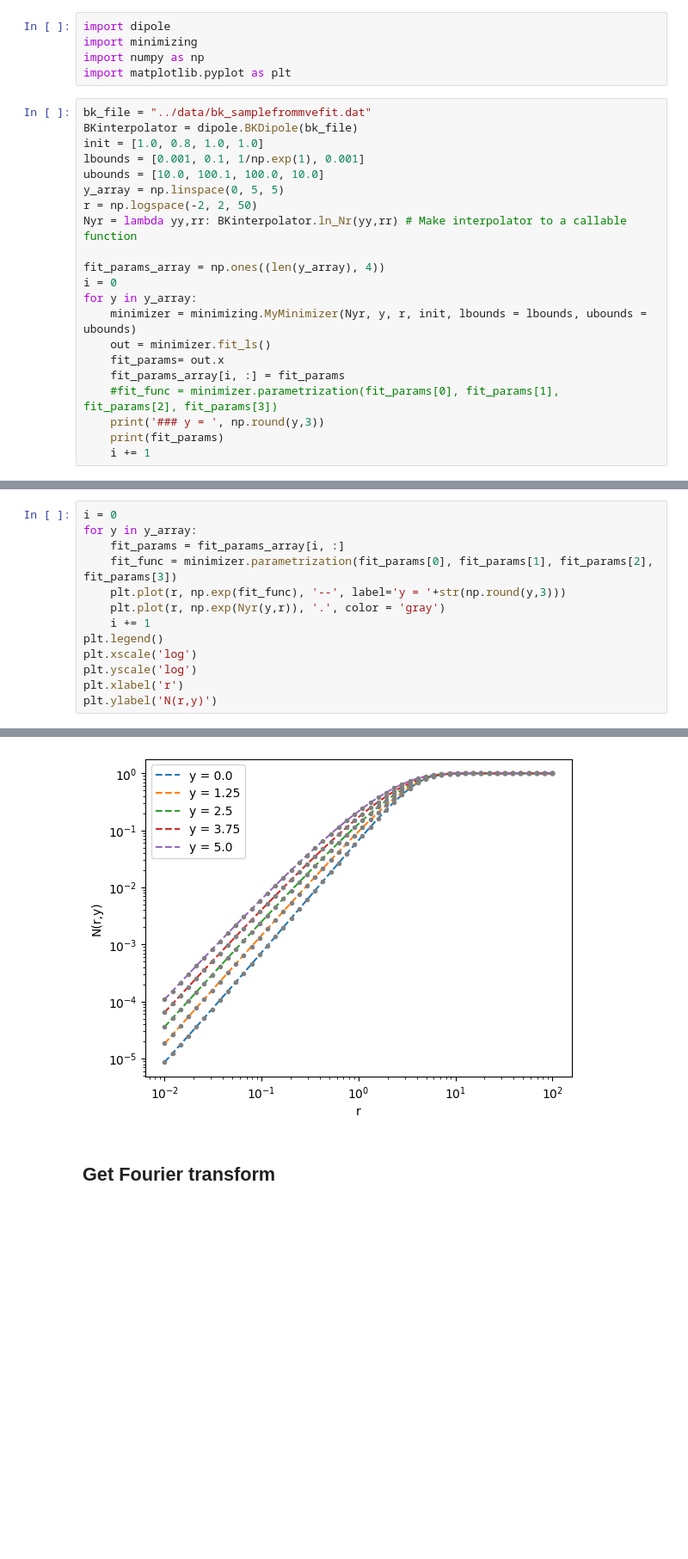
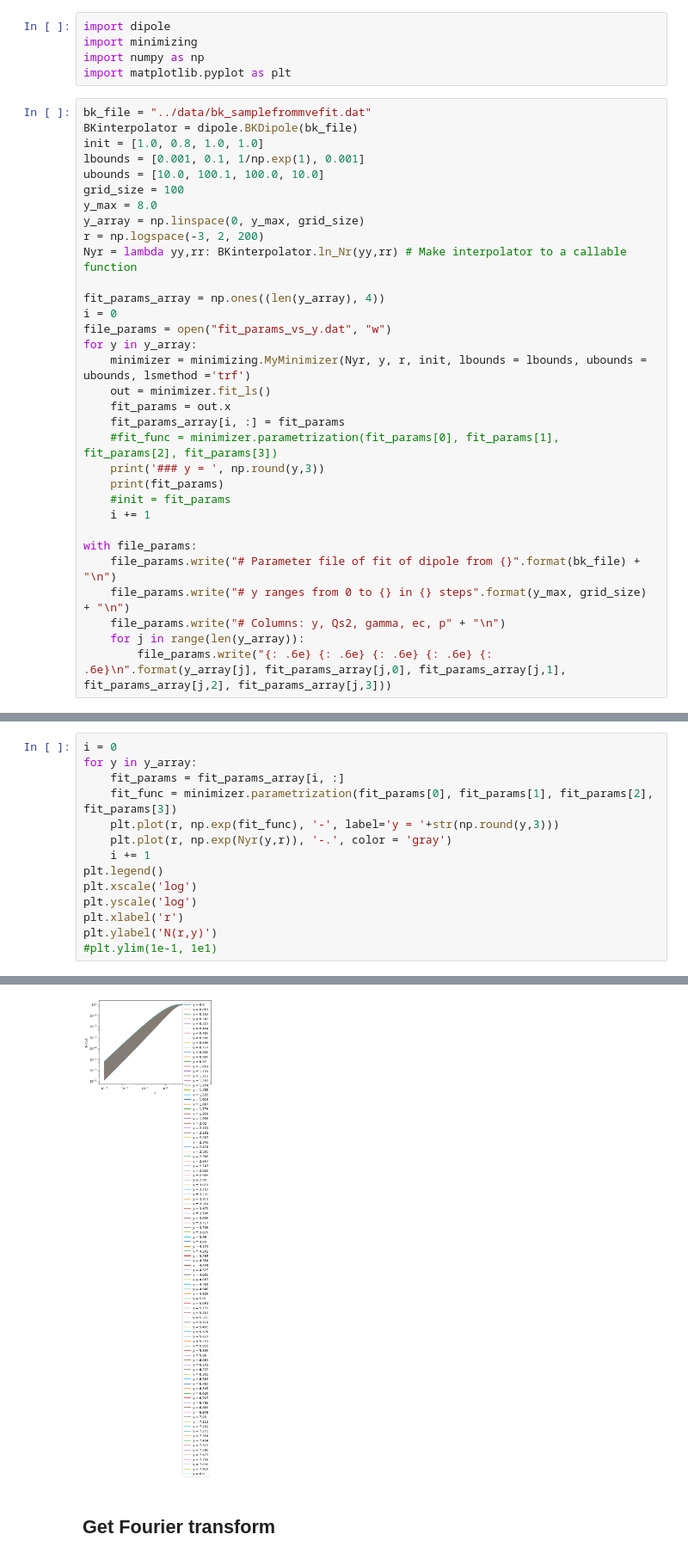
Before and after one commit to camcasuga/sidis_fit, a Jupyter notebook: src/fitting.ipynb, the cells around one changed output, grey strips where cells are left out. Shown at 86% size. Cells and saved outputs as stored; diff of their text form; blank space fills up the shorter version.

```diff
--- a/src/fitting.ipynb
+++ b/src/fitting.ipynb
@@ -9,20 +9,31 @@ BKinterpolator = dipole.BKDipole(bk_file)
 init = [1.0, 0.8, 1.0, 1.0]
 lbounds = [0.001, 0.1, 1/np.exp(1), 0.001]
 ubounds = [10.0, 100.1, 100.0, 10.0]
-y_array = np.linspace(0, 5, 5)
-r = np.logspace(-2, 2, 50)
+grid_size = 100
+y_max = 8.0
+y_array = np.linspace(0, y_max, grid_size)
+r = np.logspace(-3, 2, 200)
 Nyr = lambda yy,rr: BKinterpolator.ln_Nr(yy,rr) # Make interpolator to a callable function
 
 fit_params_array = np.ones((len(y_array), 4))
 i = 0
+file_params = open("fit_params_vs_y.dat", "w")
 for y in y_array:
-    minimizer = minimizing.MyMinimizer(Nyr, y, r, init, lbounds = lbounds, ubounds = ubounds)
+    minimizer = minimizing.MyMinimizer(Nyr, y, r, init, lbounds = lbounds, ubounds = ubounds, lsmethod ='trf')
     out = minimizer.fit_ls()
-    fit_params= out.x
+    fit_params = out.x
     fit_params_array[i, :] = fit_params
     #fit_func = minimizer.parametrization(fit_params[0], fit_params[1], fit_params[2], fit_params[3])
     print('### y = ', np.round(y,3))
     print(fit_params)
+    #init = fit_params
     i += 1
+
+with file_params:
+    file_params.write("# Parameter file of fit of dipole from {}".format(bk_file) + "\n")
+    file_params.write("# y ranges from 0 to {} in {} steps".format(y_max, grid_size) + "\n")
+    file_params.write("# Columns: y, Qs2, gamma, ec, p" + "\n")
+    for j in range(len(y_array)):
+        file_params.write("{: .6e} {: .6e} {: .6e} {: .6e} {: .6e}\n".format(y_array[j], fit_params_array[j,0], fit_params_array[j,1], fit_params_array[j,2], fit_params_array[j,3]))
 # %% [output]
 ### y =  0.0
@@ -38,19 +56,20 @@ for y in y_array:
 # %%
 i = 0
 for y in y_array:
     fit_params = fit_params_array[i, :]
     fit_func = minimizer.parametrization(fit_params[0], fit_params[1], fit_params[2], fit_params[3])
-    plt.plot(r, np.exp(fit_func), '--', label='y = '+str(np.round(y,3)))
-    plt.plot(r, np.exp(Nyr(y,r)), '.', color = 'gray')
+    plt.plot(r, np.exp(fit_func), '-', label='y = '+str(np.round(y,3)))
+    plt.plot(r, np.exp(Nyr(y,r)), '-.', color = 'gray')
     i += 1
 plt.legend()
 plt.xscale('log')
 plt.yscale('log')
 plt.xlabel('r')
 plt.ylabel('N(r,y)')
+#plt.ylim(1e-1, 1e1)
 # %% [output]
 Text(0, 0.5, 'N(r,y)')
-[figure, old version]
+[figure, new version]
 # %% [markdown]
 ## Get Fourier transform
 # %%
```
Also changed, not shown: parts of 7 cells of this notebook, 3 other files.
